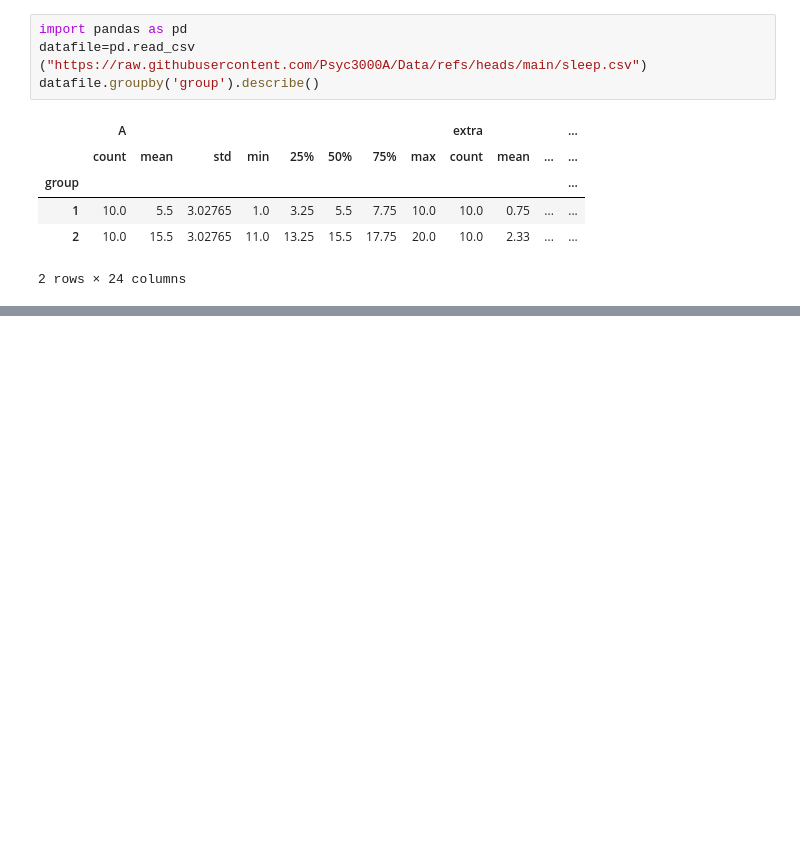
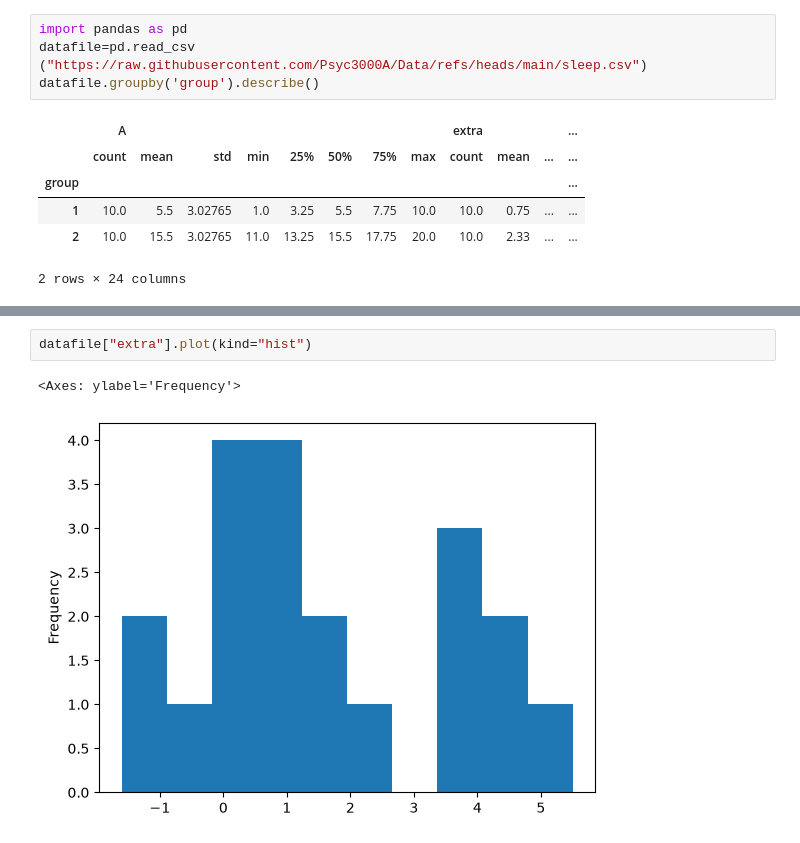
Before and after one commit to Psyc3000A/Fall-Winter2026, a Jupyter notebook: fiona_.ipynb, the cells around one changed output, grey strips where cells are left out. Drawn from its saved outputs; the diff is of its cells as text; blank space fills up the shorter version.

```diff
--- a/fiona_.ipynb
+++ b/fiona_.ipynb
@@ -26,0 +37,5 @@ datafile.groupby('group').describe()
+# %%
+datafile["extra"].plot(kind="hist")
+# %% [output]
+<Axes: ylabel='Frequency'>
+[figure, added]
```
Also changed, not shown: parts of 10 cells of this notebook.
